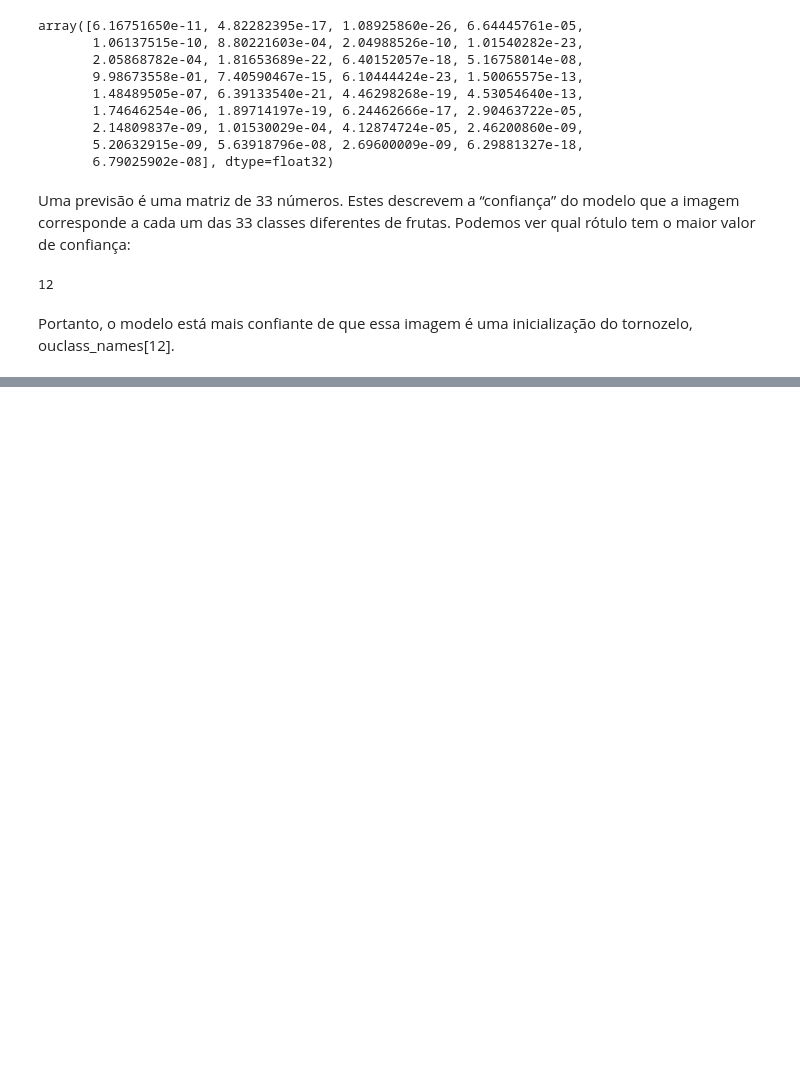
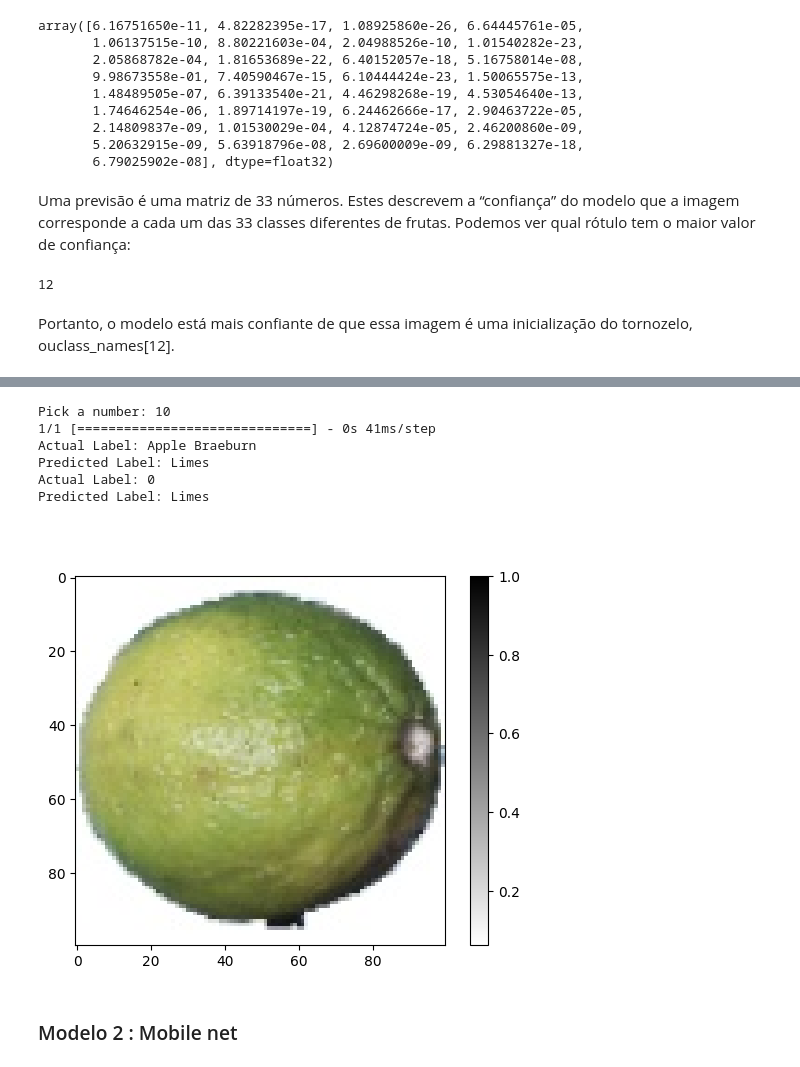
Before and after one commit to liviasydriao/atividade_04, a Jupyter notebook: Caderno/Fruit_classification.ipynb, the cells around one changed output, grey strips where cells are left out. Cells and saved outputs as stored; diff of their text form; code cells hidden in the pictures; blank space fills up the shorter version.

```diff
--- a/Caderno/Fruit_classification.ipynb
+++ b/Caderno/Fruit_classification.ipynb
@@ -1020,0 +1149,51 @@ Portanto, o modelo está mais confiante de que essa imagem é uma inicializaçã
+# %%
+def predict(model, image, actual_label, class_names):
+    prediction = model.predict(np.array([image]))
+    predicted_class = class_names[np.argmax(prediction)]
+    print("Actual Label:", class_names[actual_label])
+    print("Predicted Label:", predicted_class)
+    show_image(image, actual_label, predicted_class)
+
+def show_image(img, actual_label, predicted_label):
+    print("Actual Label:", actual_label)
+    print("Predicted Label:", predicted_label)
+    plt.figure()
+    plt.imshow(img, cmap=plt.cm.binary)
+    plt.title("Actual: " + str(actual_label) + "\nPredicted: " + str(predicted_label))
+    plt.colorbar()
+    plt.grid(False)
+    plt.show()
+
+def get_number():
+    while True:
+        num = input("Pick a number: ")
+        if num.isdigit():
+            num = int(num)
+            if 0 <= num < len(test_ds):
+                return int(num)
+        print("Invalid input. Try again...")
+
+num = get_number()
+
+# Converter test_ds em uma lista para acessar os elementos pelo índice
+test_ds_list = list(test_ds)
+
+# Acessar diretamente o elemento num e extrair a imagem e o rótulo associado
+data = test_ds_list[num]
+image, label = data[0], data[1]
+
+# Obter o índice do rótulo verdadeiro
+actual_label_index = label.numpy().argmax()
+
+# Fazer a previsão
+predict(model, image, actual_label_index, class_names)
+# %% [output]
+Pick a number: 10
+1/1 [==============================] - 0s 41ms/step
+Actual Label: Apple Braeburn
+Predicted Label: Limes
+Actual Label: 0
+Predicted Label: Limes
+[figure, added]
+# %% [markdown]
+### Modelo 2 : Mobile net
```
Also changed, not shown: parts of 70 cells of this notebook.
